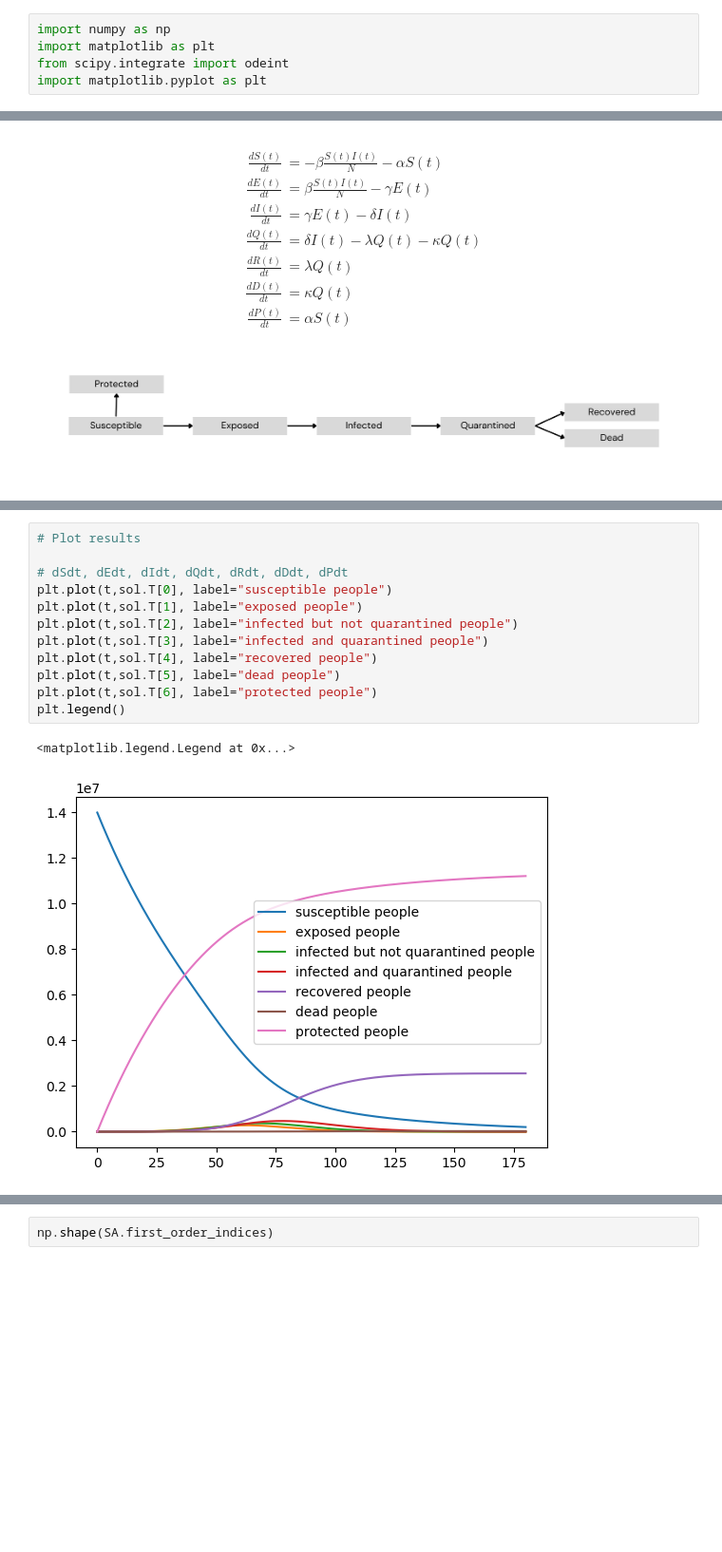
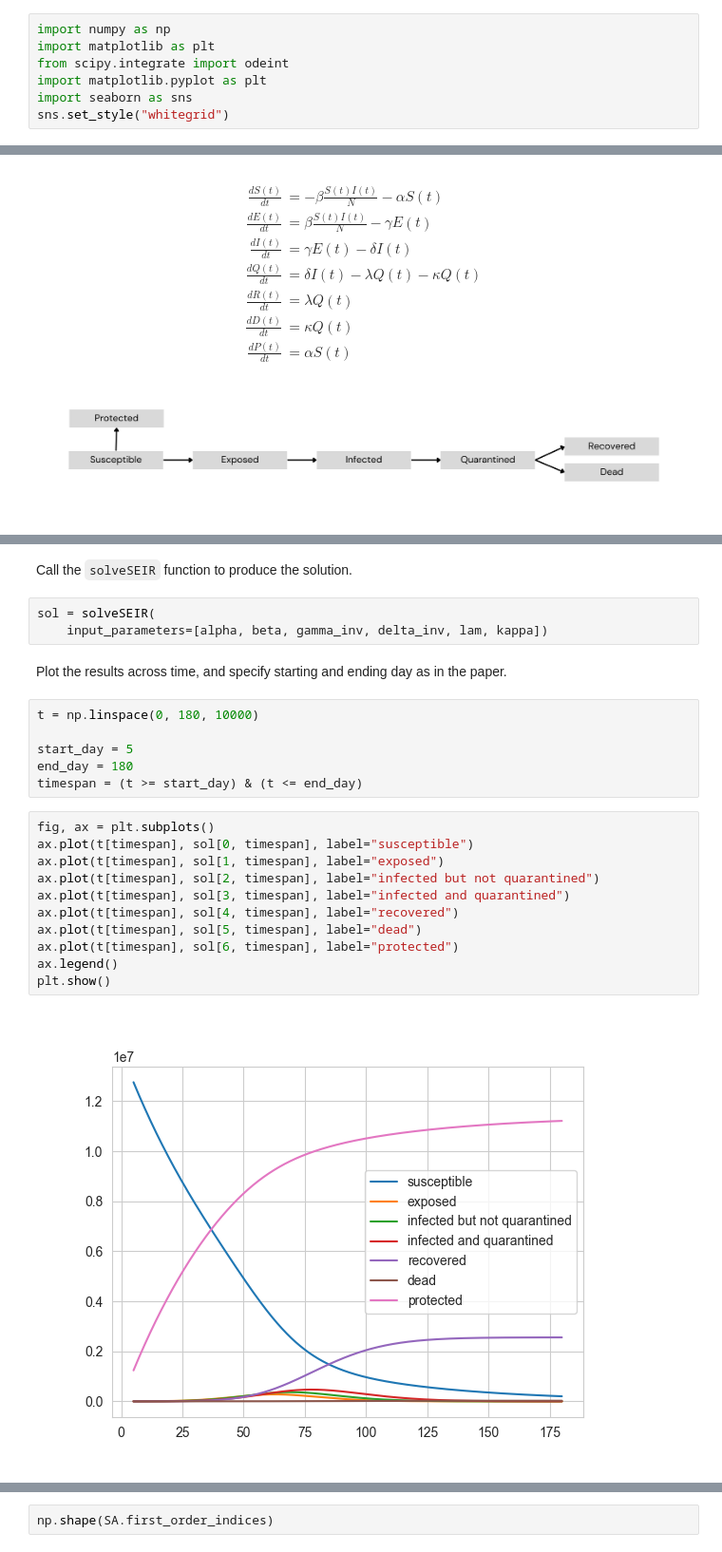
Before and after one commit to teobucci/computational-statistics, a Jupyter notebook: 04_SIR.ipynb, the cells around one changed output, grey strips where cells are left out. Shown: that part at 95% size. Drawn from its saved outputs; the diff is of its cells as text; blank space fills up the shorter version.

```diff
--- a/04_SIR.ipynb
+++ b/04_SIR.ipynb
@@ -5,6 +5,8 @@ import numpy as np
 import matplotlib as plt
 from scipy.integrate import odeint
 import matplotlib.pyplot as plt
+import seaborn as sns
+sns.set_style("whitegrid")
 # %%
 %matplotlib widget
 %config InlineBackend.figure_format='retina'
@@ -79,18 +57,29 @@ sol = odeint(seir_model, [S0, E0, I0, Q0, R0, D0, P0], t, args=(N, beta, alpha,
-# %%
-# Plot results
-
-# dSdt, dEdt, dIdt, dQdt, dRdt, dDdt, dPdt
-plt.plot(t,sol.T[0], label="susceptible people")
-plt.plot(t,sol.T[1], label="exposed people")
-plt.plot(t,sol.T[2], label="infected but not quarantined people")
-plt.plot(t,sol.T[3], label="infected and quarantined people")
-plt.plot(t,sol.T[4], label="recovered people")
-plt.plot(t,sol.T[5], label="dead people")
-plt.plot(t,sol.T[6], label="protected people")
-plt.legend()
-# %% [output]
-<matplotlib.legend.Legend at 0x...>
-[figure, removed]
+# %% [markdown]
+Call the `solveSEIR` function to produce the solution.
+# %%
+sol = solveSEIR(
+    input_parameters=[alpha, beta, gamma_inv, delta_inv, lam, kappa])
+# %% [markdown]
+Plot the results across time, and specify starting and ending day as in the paper.
+# %%
+t = np.linspace(0, 180, 10000)
+
+start_day = 5
+end_day = 180
+timespan = (t >= start_day) & (t <= end_day)
+# %%
+fig, ax = plt.subplots()
+ax.plot(t[timespan], sol[0, timespan], label="susceptible")
+ax.plot(t[timespan], sol[1, timespan], label="exposed")
+ax.plot(t[timespan], sol[2, timespan], label="infected but not quarantined")
+ax.plot(t[timespan], sol[3, timespan], label="infected and quarantined")
+ax.plot(t[timespan], sol[4, timespan], label="recovered")
+ax.plot(t[timespan], sol[5, timespan], label="dead")
+ax.plot(t[timespan], sol[6, timespan], label="protected")
+ax.legend()
+plt.show()
+# %% [output]
+[figure, added]
 # %% [markdown]
 ### Basic reproduction number
 
```
Also changed, not shown: parts of 29 cells of this notebook, 1 other file.
